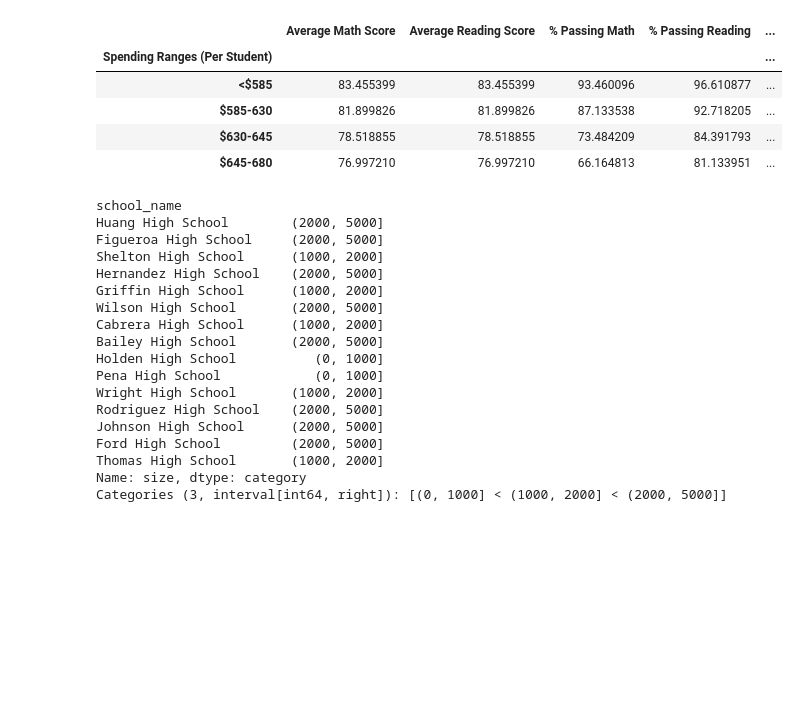
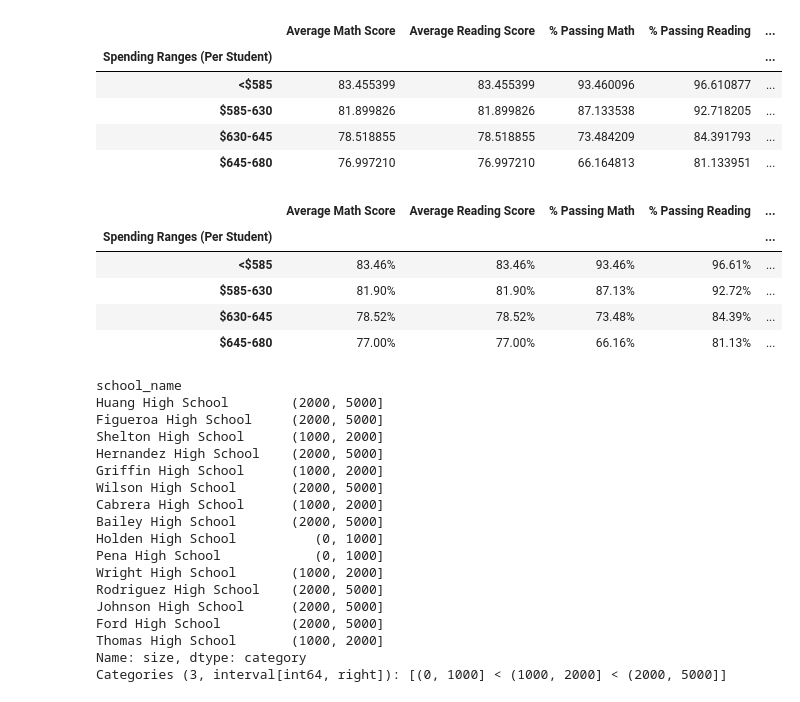
Before and after one commit to RichardMalo/pandas-challenge, a Jupyter notebook: PyCitySchools/Main.ipynb, the cells around one changed output. Cells and saved outputs as stored; diff of their text form; code cells hidden in the pictures; blank space fills up the shorter version.

```diff
--- a/PyCitySchools/Main.ipynb
+++ b/PyCitySchools/Main.ipynb
@@ -632,6 +638,22 @@ spending_summary_df
 | $585-630 | 81.899826 | 81.899826 | 87.133538 | 92.718205 | ... |
 | $630-645 | 78.518855 | 78.518855 | 73.484209 | 84.391793 | ... |
 | $645-680 | 76.997210 | 76.997210 | 66.164813 | 81.133951 | ... |
+# %%
+# Apply formating to above to make decimals to a more traditional 2 digits
+spending_summary_df["Average Math Score"]=spending_summary_df["Average Math Score"].map("{:.2f}%".format)
+spending_summary_df["Average Reading Score"]=spending_summary_df["Average Reading Score"].map("{:.2f}%".format)
+spending_summary_df["% Passing Math"]=spending_summary_df["% Passing Math"].map("{:.2f}%".format)
+spending_summary_df["% Passing Reading"]=spending_summary_df["% Passing Reading"].map("{:.2f}%".format)
+spending_summary_df["% Overall Passing"]=spending_summary_df["% Overall Passing"].map("{:.2f}%".format)
+# Display Results
+spending_summary_df
+# %% [output]
+|  | Average Math Score | Average Reading Score | % Passing Math | % Passing Reading | ... |
+| Spending Ranges (Per Student) |  |  |  |  | ... |
+| <$585 | 83.46% | 83.46% | 93.46% | 96.61% | ... |
+| $585-630 | 81.90% | 81.90% | 87.13% | 92.72% | ... |
+| $630-645 | 78.52% | 78.52% | 73.48% | 84.39% | ... |
+| $645-680 | 77.00% | 77.00% | 66.16% | 81.13% | ... |
 # %%
 # Establish the bins.
 size_bins = [0, 1000, 2000, 5000]
```
Also changed, not shown: parts of 22 cells of this notebook, 3 other files.
